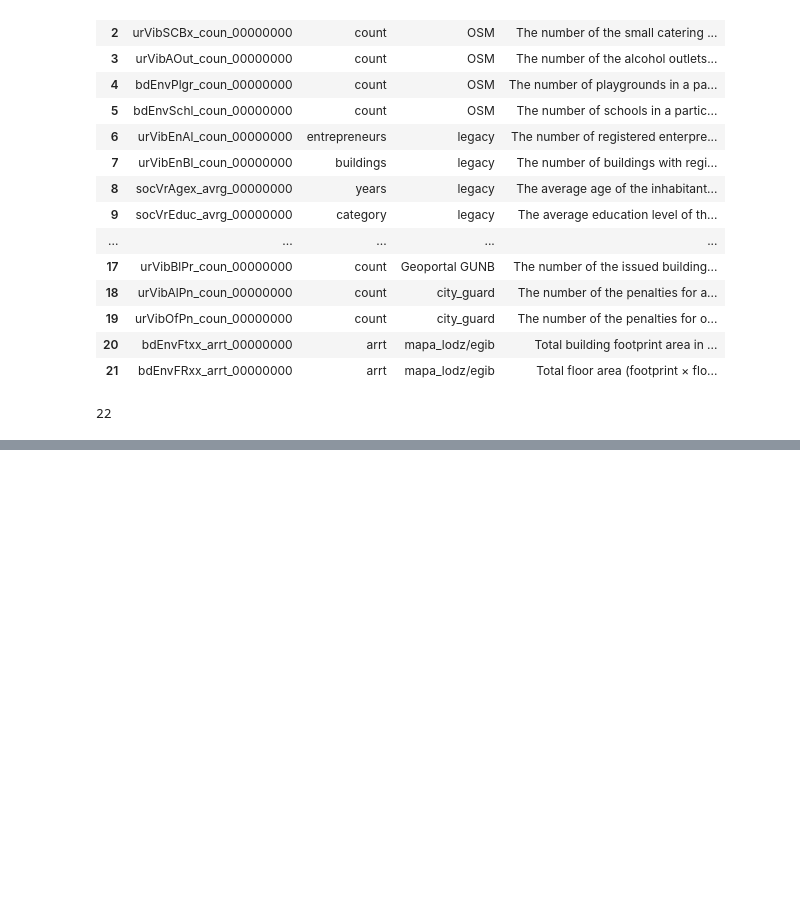
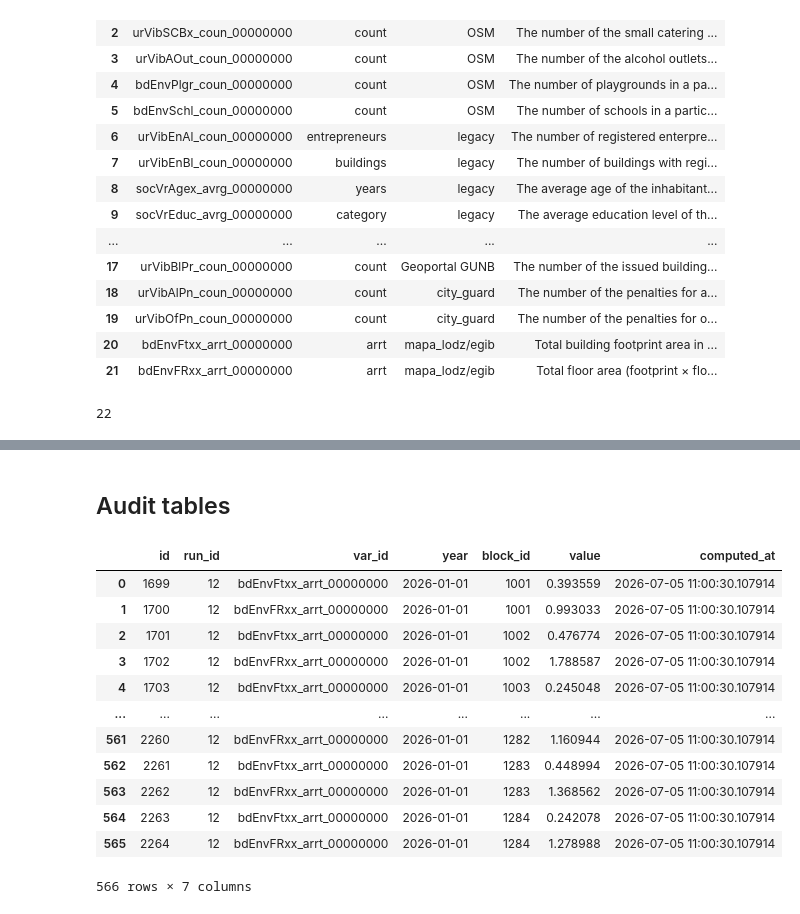
Before and after one commit to Andrew10MAIN/urban_regeneration_platform, a Jupyter notebook: experiments/notebooks/test_db_connection.ipynb, the cells around one changed output, grey strips where cells are left out. Drawn from its saved outputs; the diff is of its cells as text; code cells hidden in the pictures; blank space fills up the shorter version.

```diff
--- a/experiments/notebooks/test_db_connection.ipynb
+++ b/experiments/notebooks/test_db_connection.ipynb
@@ -695,0 +657,2 @@ gdf.head()
+# %% [markdown]
+## Audit tables
@@ -695,0 +687,21 @@ gdf.head()
+# %%
+pd_audit_dict = {}
+for name in pd_audit:
+    temp_df = pd.read_sql(f"SELECT * FROM {name}", engine)
+    pd_audit_dict[name] = temp_df
+# %%
+pd_audit_dict['audit.stg_building_vars']
+# %% [output]
+|  | id | run_id | var_id | year | block_id | value | computed_at |
+| 0 | 1699 | 12 | bdEnvFtxx_arrt_00000000 | 2026-01-01 | 1001 | 0.393559 | 2026-07-05 11:00:30.107914 |
+| 1 | 1700 | 12 | bdEnvFRxx_arrt_00000000 | 2026-01-01 | 1001 | 0.993033 | 2026-07-05 11:00:30.107914 |
+| 2 | 1701 | 12 | bdEnvFtxx_arrt_00000000 | 2026-01-01 | 1002 | 0.476774 | 2026-07-05 11:00:30.107914 |
+| 3 | 1702 | 12 | bdEnvFRxx_arrt_00000000 | 2026-01-01 | 1002 | 1.788587 | 2026-07-05 11:00:30.107914 |
+| 4 | 1703 | 12 | bdEnvFtxx_arrt_00000000 | 2026-01-01 | 1003 | 0.245048 | 2026-07-05 11:00:30.107914 |
+| ... | ... | ... | ... | ... | ... | ... | ... |
+| 561 | 2260 | 12 | bdEnvFRxx_arrt_00000000 | 2026-01-01 | 1282 | 1.160944 | 2026-07-05 11:00:30.107914 |
+| 562 | 2261 | 12 | bdEnvFtxx_arrt_00000000 | 2026-01-01 | 1283 | 0.448994 | 2026-07-05 11:00:30.107914 |
+| 563 | 2262 | 12 | bdEnvFRxx_arrt_00000000 | 2026-01-01 | 1283 | 1.368562 | 2026-07-05 11:00:30.107914 |
+| 564 | 2263 | 12 | bdEnvFtxx_arrt_00000000 | 2026-01-01 | 1284 | 0.242078 | 2026-07-05 11:00:30.107914 |
+| 565 | 2264 | 12 | bdEnvFRxx_arrt_00000000 | 2026-01-01 | 1284 | 1.278988 | 2026-07-05 11:00:30.107914 |
+566 rows × 7 columns
```
Also changed, not shown: parts of 47 cells of this notebook.
